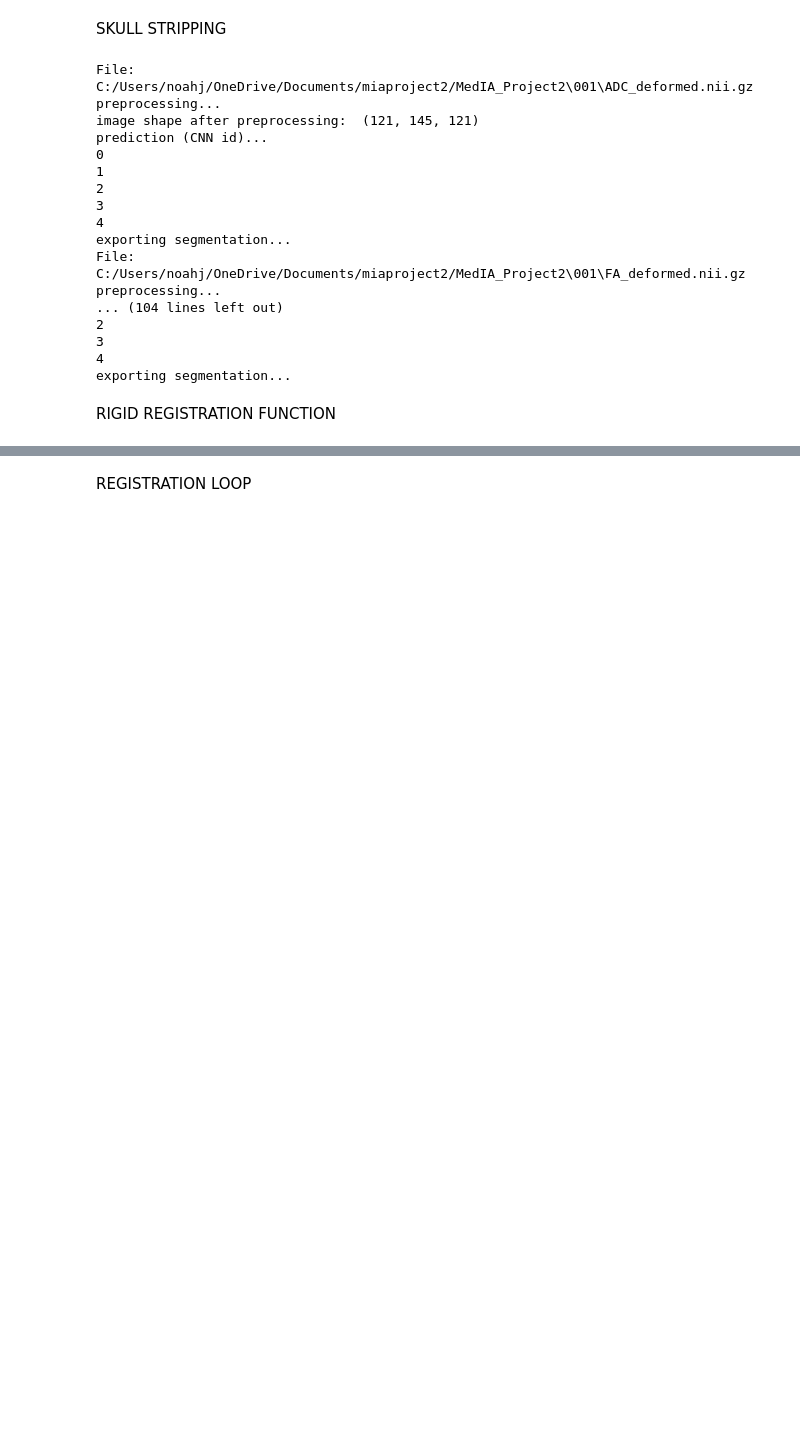
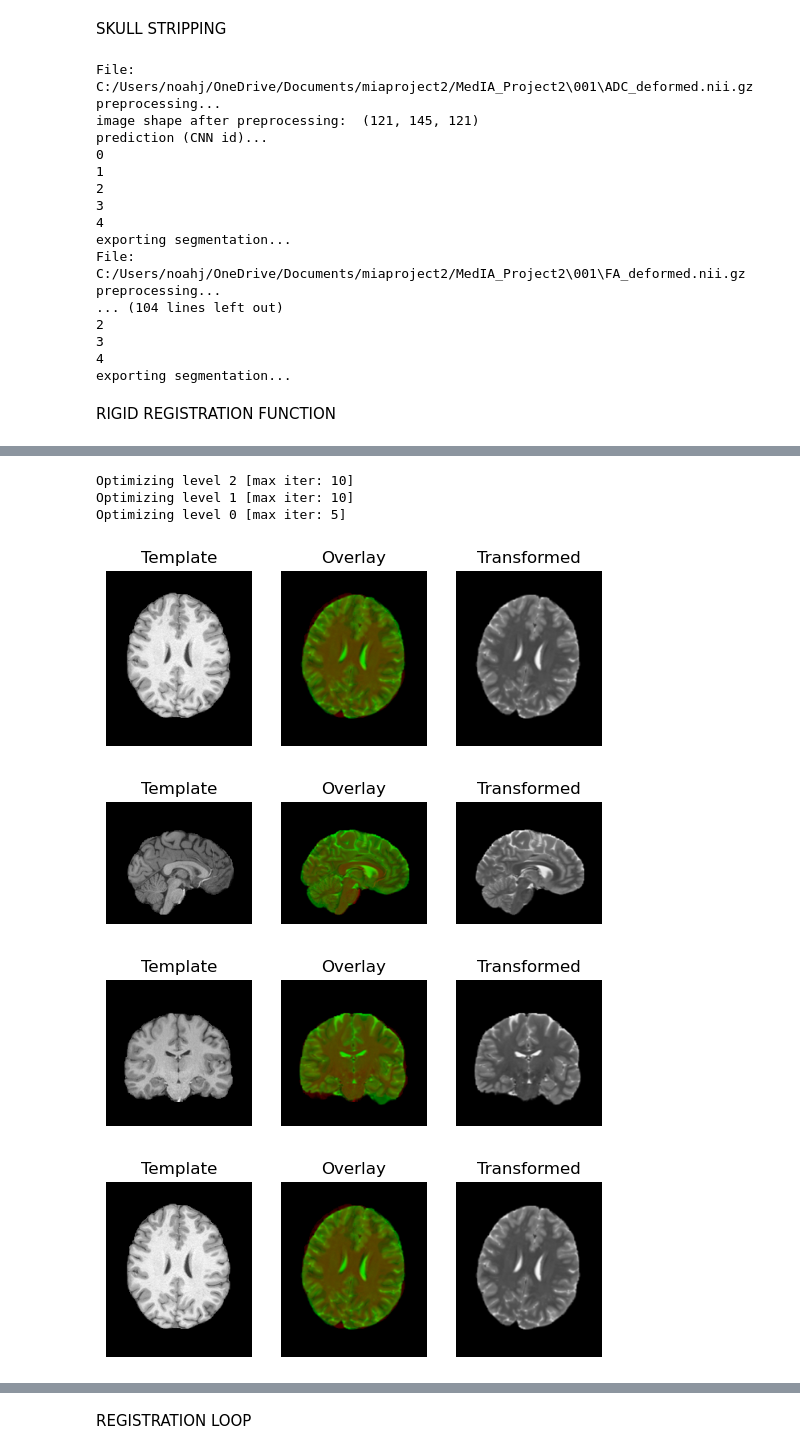
Before and after one commit to nibafanfan/Medical-Image-Analysis-Project, a Jupyter notebook: pre_process.ipynb, the cells around one changed output, grey strips where cells are left out. Drawn from its saved outputs; the diff is of its cells as text; code cells hidden in the pictures; blank space fills up the shorter version.

```diff
--- a/pre_process.ipynb
+++ b/pre_process.ipynb
@@ -68,0 +137,27 @@ def registerRigid(fixed, moving, T2, lr, printmetric=False):
+# %%
+nbins = 32
+sampling_prop = None
+metric = MutualInformationMetric(nbins, sampling_prop)
+level_iters = [10, 10, 5]
+sigmas = [3.0, 1.0, 0.0]
+factors = [4, 2, 1]
+affreg = AffineRegistration(metric=metric, level_iters=level_iters, sigmas=sigmas, factors=factors)
+transform = TranslationTransform3D()
+translation = affreg.optimize(template_data, moving_data, transform, None, template_affine, moving_affine)
+transformed = translation.transform(moving_data)
+regtools.overlay_slices(template_data, transformed, None, 0,
+                        "Template", "Transformed")
+
+regtools.overlay_slices(template_data, transformed, None, 1,
+                        "Template", "Transformed")
+
+regtools.overlay_slices(template_data, transformed, None, 2,
+                        "Template", "Transformed")
+# %% [output]
+Optimizing level 2 [max iter: 10]
+Optimizing level 1 [max iter: 10]
+Optimizing level 0 [max iter: 5]
+[figure, added]
+[figure, added]
+[figure, added]
+[figure, added]
```
Also changed, not shown: parts of 9 cells of this notebook.
